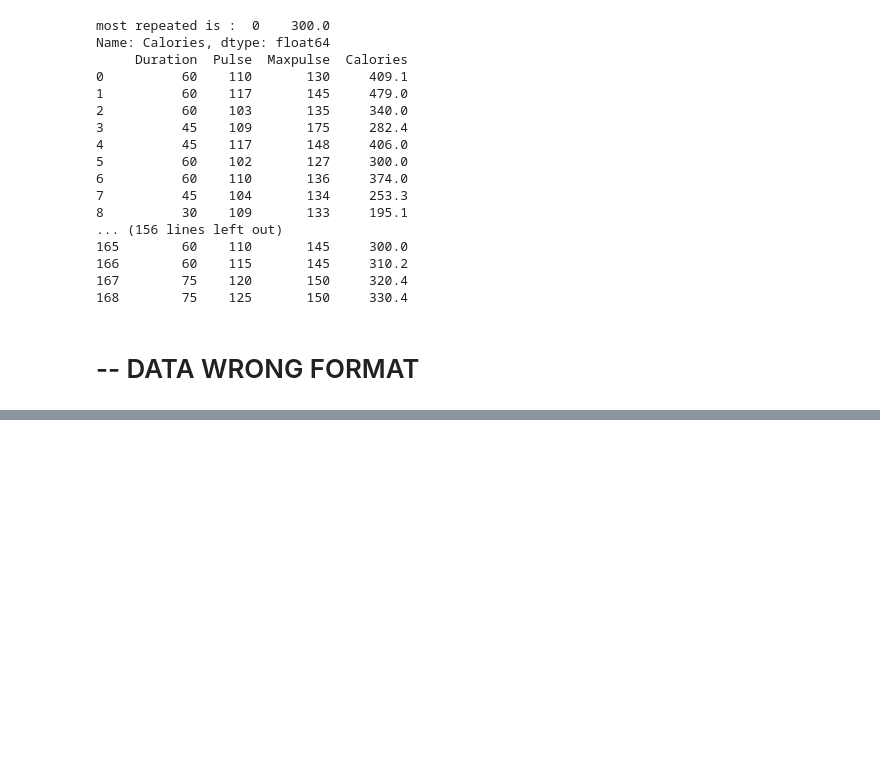
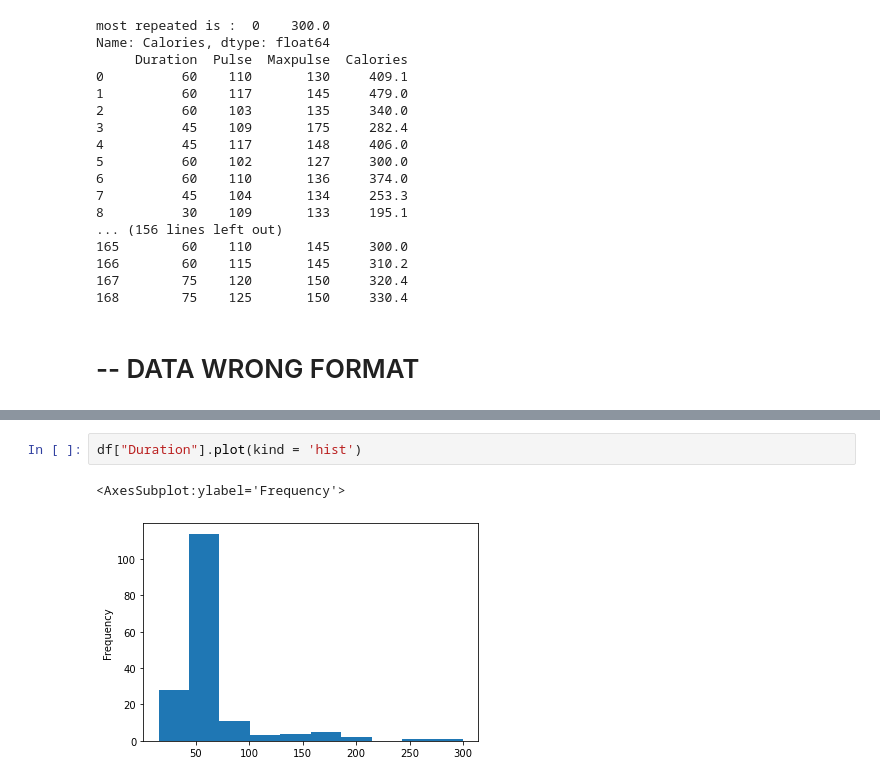
Before and after one commit to ortizfram/WEB3-pandas, a Jupyter notebook: WEB3 Pandas.ipynb, the cells around one changed output, grey strips where cells are left out. Drawn from its saved outputs; the diff is of its cells as text; blank space fills up the shorter version.

```diff
--- a/WEB3 Pandas.ipynb
+++ b/WEB3 Pandas.ipynb
@@ -636,0 +694,5 @@ if you burned a lot of calories, you probably had a long work out."""
+# %%
+df["Duration"].plot(kind = 'hist')
+# %% [output]
+<AxesSubplot:ylabel='Frequency'>
+[figure, added]
```
Also changed, not shown: parts of 45 cells of this notebook.
